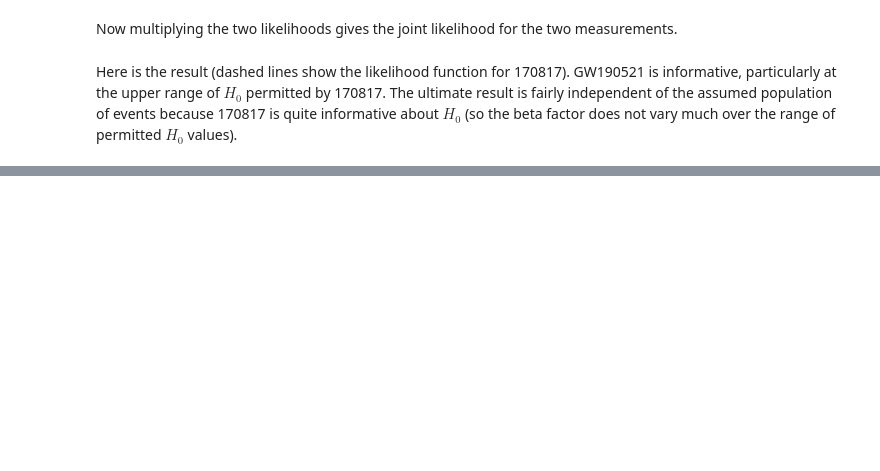
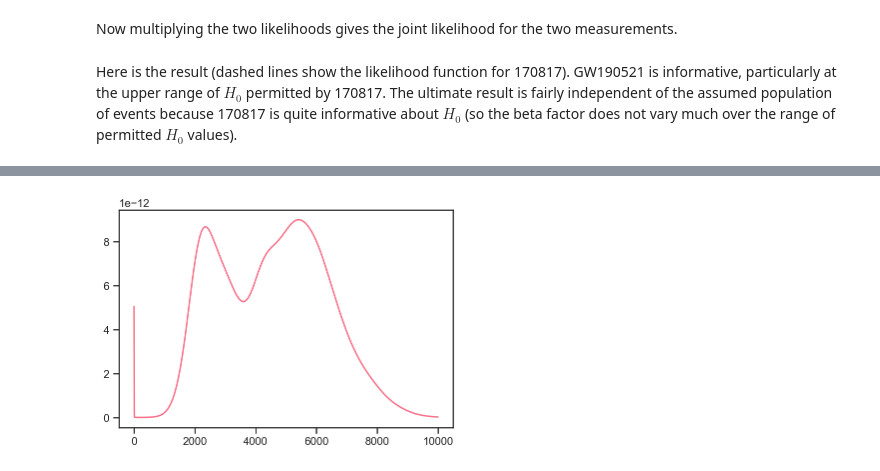
Before and after one commit to farr/GW190521Sky, a Jupyter notebook: CounterpartSky.ipynb, the cells around one changed output, grey strips where cells are left out. Drawn from its saved outputs; the diff is of its cells as text; code cells hidden in the pictures; blank space fills up the shorter version.

```diff
--- a/CounterpartSky.ipynb
+++ b/CounterpartSky.ipynb
@@ -519,7 +546,7 @@ betas_unif_170817 = []
 prior_unif_170817 = []
 for H in tqdm(H0s):
     c = cosmo.FlatLambdaCDM(H*u.km/u.s/u.Mpc, Planck15.Om0)
-    pz = Planck15.differential_comoving_volume(zs).to(u.Gpc**3/u.sr).value/(1+zs)
+    pz = c.differential_comoving_volume(zs).to(u.Gpc**3/u.sr).value/(1+zs)
     pz /= trapz(pz, zs)
     prior_unif_170817.append(interp(z170817, zs, pz))
     cz = cumtrapz(pz, zs, initial=0)
@@ -534,7 +561,7 @@ betas_MD_170817 = []
 prior_MD_170817 = []
 for H in tqdm(H0s):
     c = cosmo.FlatLambdaCDM(H*u.km/u.s/u.Mpc, Planck15.Om0)
-    pz = (1+zs)**2.7/(1 + ((1+zs)/(1+1.9))**5.6)*Planck15.differential_comoving_volume(zs).to(u.Gpc**3/u.sr).value/(1+zs)
+    pz = (1+zs)**2.7/(1 + ((1+zs)/(1+1.9))**5.6)*c.differential_comoving_volume(zs).to(u.Gpc**3/u.sr).value/(1+zs)
     pz /= trapz(pz, zs)
     prior_MD_170817.append(interp(z170817, zs, pz))
     cz = cumtrapz(pz, zs, initial=0)
@@ -639,0 +761,30 @@ axis(xmin=50, xmax=100)
+# %%
+zcounter = 0.438
+
+r = 3 # deg
+sel = np.sqrt(np.square((ra - samples['ra'])*cos(dec)) + np.square((dec - samples['dec']))) < r*pi/180.0
+k = ss.gaussian_kde(samples['luminosity_distance'][sel])
+
+def dl_like(d):
+    return k(d)/(d*d)
+
+ds = linspace(1, 10000, 1024)
+plot(ds, dl_like(ds))
+
+H_prior = None # Flat prior
+Omh2_prior = None #ss.norm(loc=0.1415, scale=0.0019).pdf
+fix_w = True
+
+# Flat prior on w
+
+logpost = CosmoLikelihood(dl_like, zcounter, Omh2_prior=Omh2_prior, fix_w=fix_w)
+
+nw = 32
+if fix_w:
+    nd = 2
+else:
+    nd = 3
+
+sampler = emcee.EnsembleSampler(nw, nd, logpost, pool=multi.get_context('fork').Pool())
+# %% [output]
+[figure, added]
```
Also changed, not shown: parts of 38 cells of this notebook.
